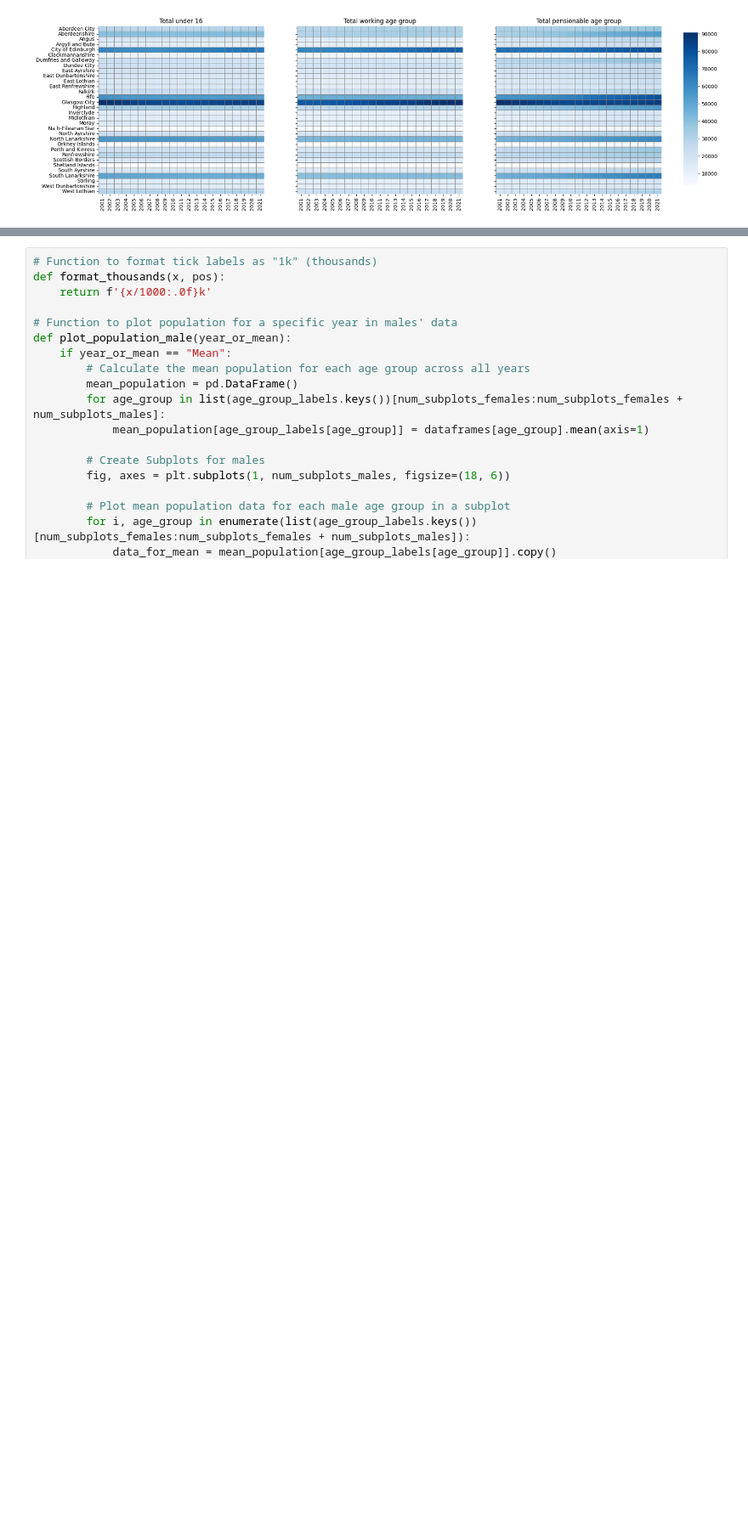
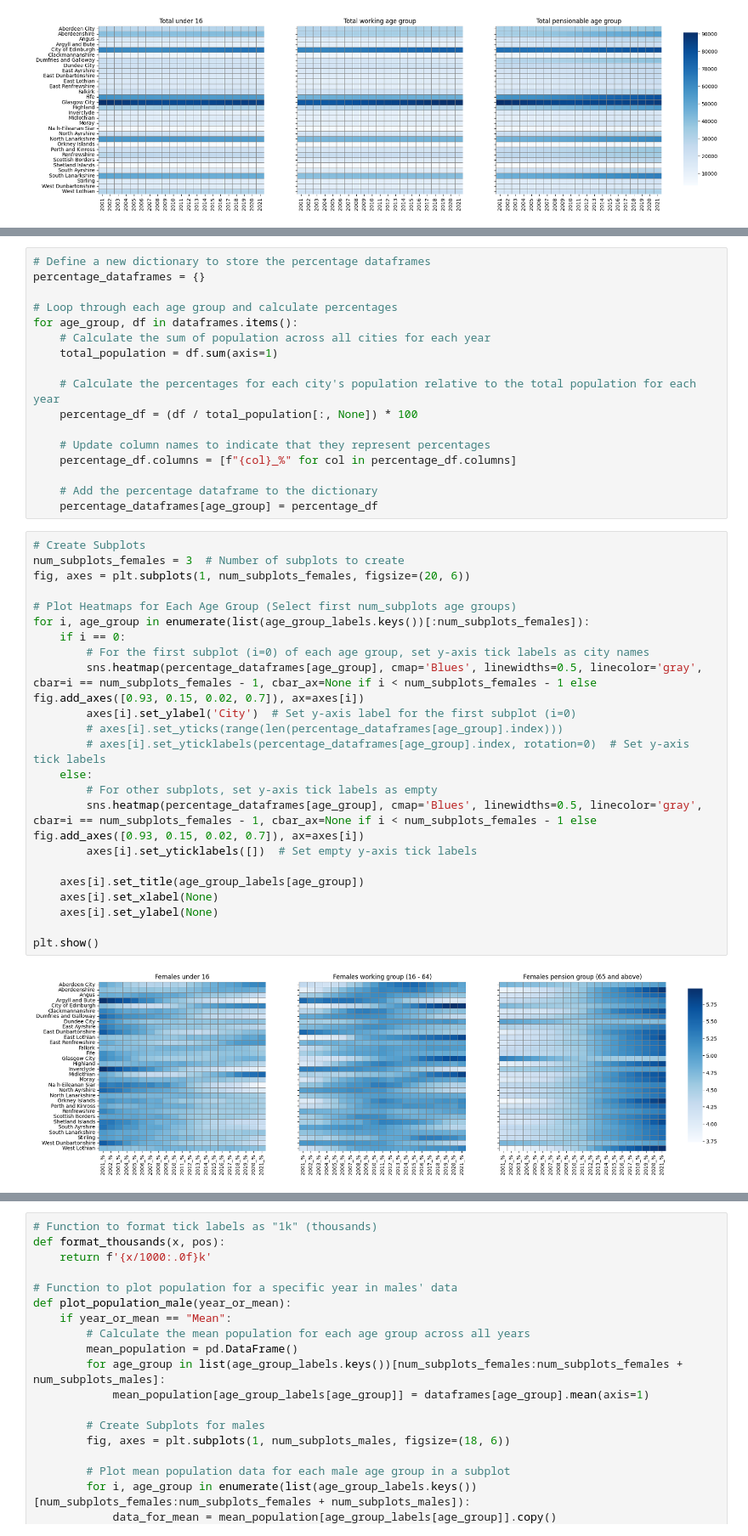
Before and after one commit to ighopresh/ProjectFile, a Jupyter notebook: Implementation_project.ipynb, the cells around one changed output, grey strips where cells are left out. Shown at 85% size. Saved outputs shown, nothing was run; the diff lists cells and outputs as text; blank space fills up the shorter version.

```diff
--- a/Implementation_project.ipynb
+++ b/Implementation_project.ipynb
@@ -182,0 +166,42 @@ plt.show()
+# %%
+# Define a new dictionary to store the percentage dataframes
+percentage_dataframes = {}
+
+# Loop through each age group and calculate percentages
+for age_group, df in dataframes.items():
+    # Calculate the sum of population across all cities for each year
+    total_population = df.sum(axis=1)
+
+    # Calculate the percentages for each city's population relative to the total population for each year
+    percentage_df = (df / total_population[:, None]) * 100
+
+    # Update column names to indicate that they represent percentages
+    percentage_df.columns = [f"{col}_%" for col in percentage_df.columns]
+
+    # Add the percentage dataframe to the dictionary
+    percentage_dataframes[age_group] = percentage_df
+# %%
+# Create Subplots
+num_subplots_females = 3  # Number of subplots to create
+fig, axes = plt.subplots(1, num_subplots_females, figsize=(20, 6))
+
+# Plot Heatmaps for Each Age Group (Select first num_subplots age groups)
+for i, age_group in enumerate(list(age_group_labels.keys())[:num_subplots_females]):
+    if i == 0:
+        # For the first subplot (i=0) of each age group, set y-axis tick labels as city names
+        sns.heatmap(percentage_dataframes[age_group], cmap='Blues', linewidths=0.5, linecolor='gray', cbar=i == num_subplots_females - 1, cbar_ax=None if i < num_subplots_females - 1 else fig.add_axes([0.93, 0.15, 0.02, 0.7]), ax=axes[i])
+        axes[i].set_ylabel('City')  # Set y-axis label for the first subplot (i=0)
+        # axes[i].set_yticks(range(len(percentage_dataframes[age_group].index)))
+        # axes[i].set_yticklabels(percentage_dataframes[age_group].index, rotation=0)  # Set y-axis tick labels
+    else:
+        # For other subplots, set y-axis tick labels as empty
+        sns.heatmap(percentage_dataframes[age_group], cmap='Blues', linewidths=0.5, linecolor='gray', cbar=i == num_subplots_females - 1, cbar_ax=None if i < num_subplots_females - 1 else fig.add_axes([0.93, 0.15, 0.02, 0.7]), ax=axes[i])
+        axes[i].set_yticklabels([])  # Set empty y-axis tick labels
+
+    axes[i].set_title(age_group_labels[age_group])
+    axes[i].set_xlabel(None)
+    axes[i].set_ylabel(None)
+
+plt.show()
+# %% [output]
+[figure, added]
```
Also changed, not shown: parts of 21 cells of this notebook.
